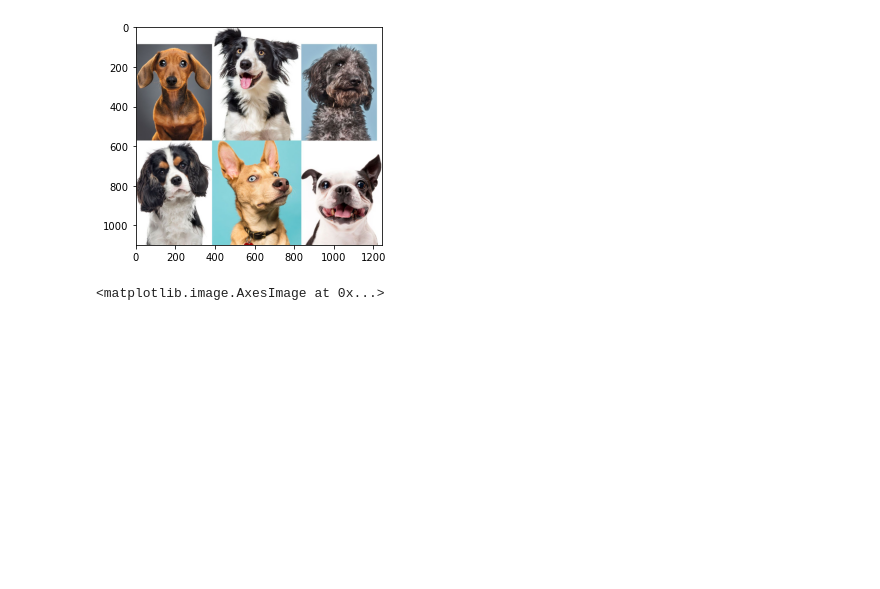
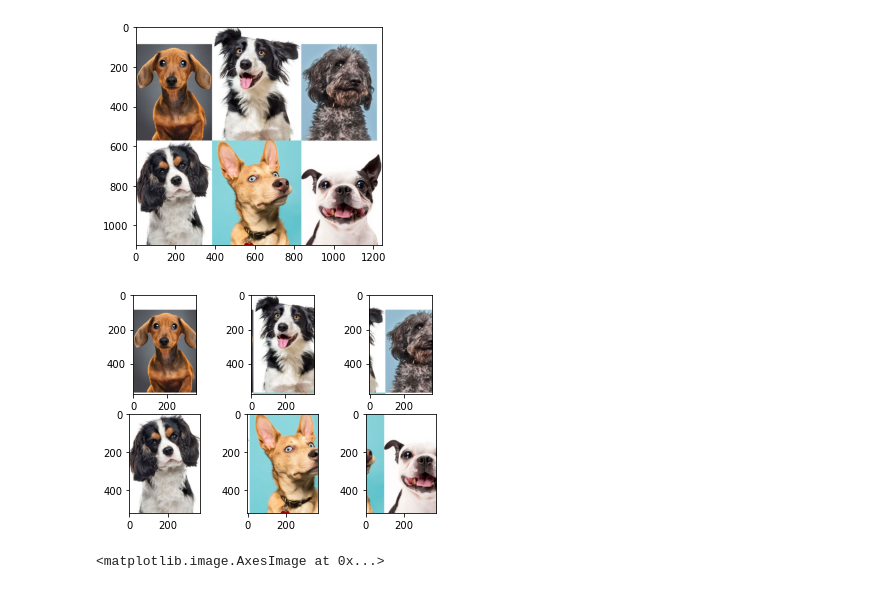
Before and after one commit to bblais/AI-and-Robotics-Fall-2020-Class-Notebooks, a Jupyter notebook: Sprint #4 - Classification and Images/2020-10-26 Exploring Images.ipynb, the cells around one changed output. Drawn from its saved outputs; the diff is of its cells as text; code cells hidden in the pictures; blank space fills up the shorter version.

```diff
--- a/Sprint #4 - Classification and Images/2020-10-26 Exploring Images.ipynb
+++ b/Sprint #4 - Classification and Images/2020-10-26 Exploring Images.ipynb
@@ -216,6 +216,35 @@ imshow(im)
 # %% [output]
 <matplotlib.image.AxesImage at 0x...>
 [figure]
+# %%
+count=1
+width=370
+height=580
+
+starting_rc={
+    (0,0):(150,0)
+}
+offset_x=0
+offset+y=0
+
+for row in range(2):
+    for col in range(3):
+
+        start_col=col*width+offset_x
+        end_col=(col+1)*width+offset_y
+
+        start_row=row*height
+        end_row=(row+1)*height
+
+        subimage=im[start_row:end_row,start_col:end_col,:]
+
+        subplot(2,3,count)
+        imshow(subimage)
+
+
+        count+=1
+# %% [output]
+[figure, added]
 # %%
 subimage = im[550:,400:820,:]
 imshow(subimage)
```
Also changed, not shown: 34 other files.
